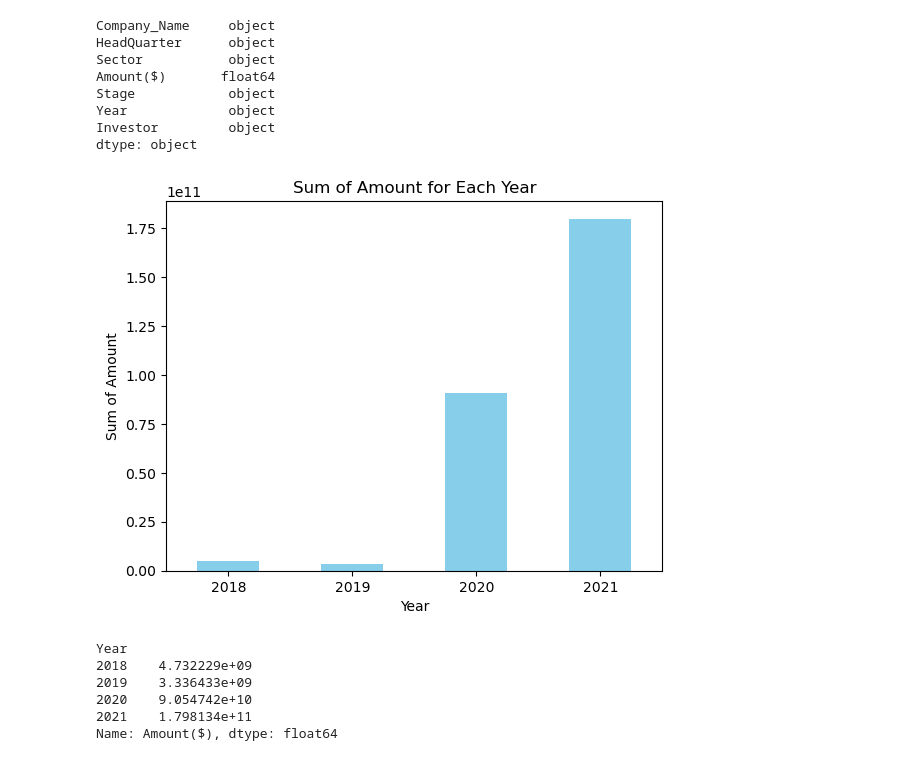
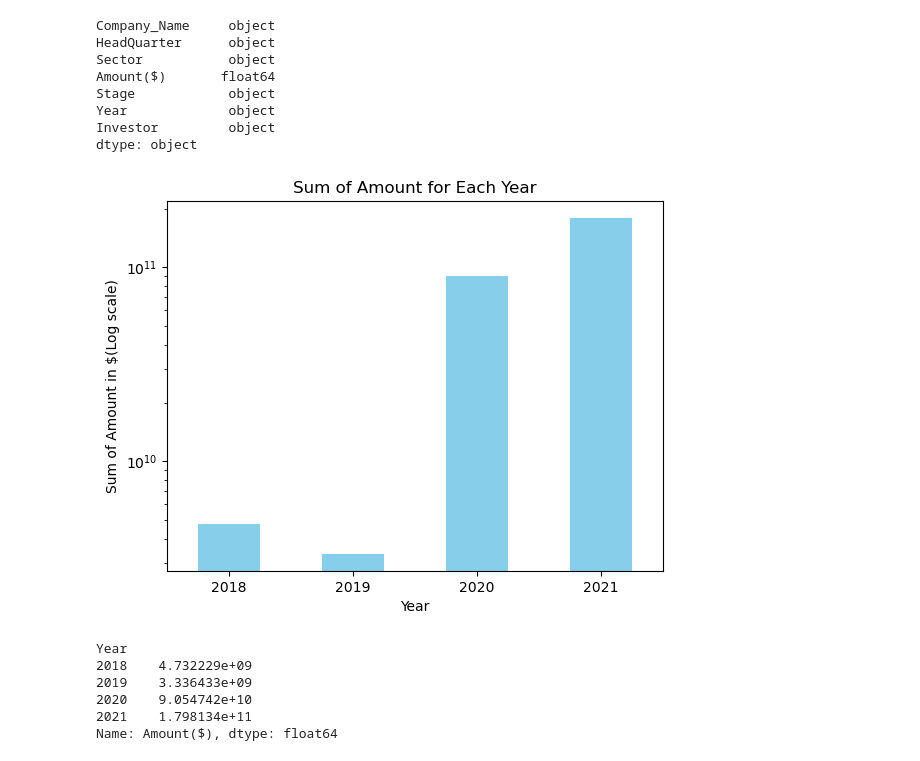
Before and after one commit to ShivajiKhajira/LP1_Project-1, a Jupyter notebook: LP1_startup_funding2020.ipynb, the cells around one changed output. Drawn from its saved outputs; the diff is of its cells as text; code cells hidden in the pictures.

```diff
--- a/LP1_startup_funding2020.ipynb
+++ b/LP1_startup_funding2020.ipynb
@@ -682,20 +682,17 @@ dtype: object
 # %%
 import matplotlib.pyplot as plt
 # Group by "Unique_ID" and sum the "Amount" for each year
 sum_by_year = merged_data.groupby('Year')['Amount($)'].sum()
-
-# Convert 'Unique_ID' to string for plotting
-#sum_by_year.index = sum_by_year.index.astype(float)
-
 # Plot a bar graph
 sum_by_year.plot(kind='bar', color='skyblue')
 plt.xlabel('Year')
-plt.ylabel('Sum of Amount')
+plt.ylabel('Sum of Amount in $ (Log scale)')
 plt.title('Sum of Amount for Each Year')
+plt.yscale('log')
 plt.xticks(rotation=0)
 plt.show()
 # %% [output]
-[figure, old version]
+[figure, new version]
 # %%
 print(sum_by_year)
 # %% [output]
```
Also changed, not shown: parts of 3 cells of this notebook.
